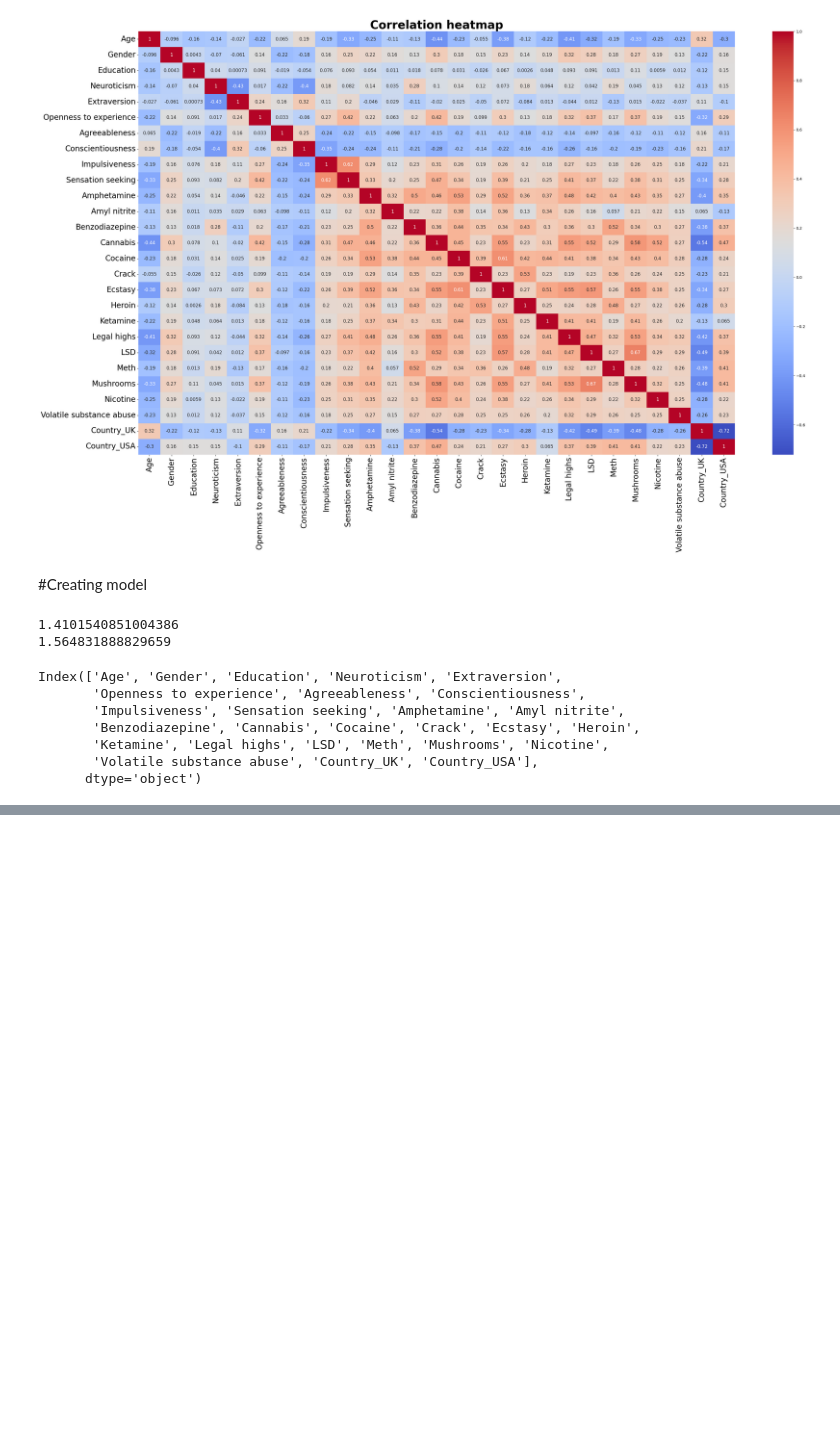
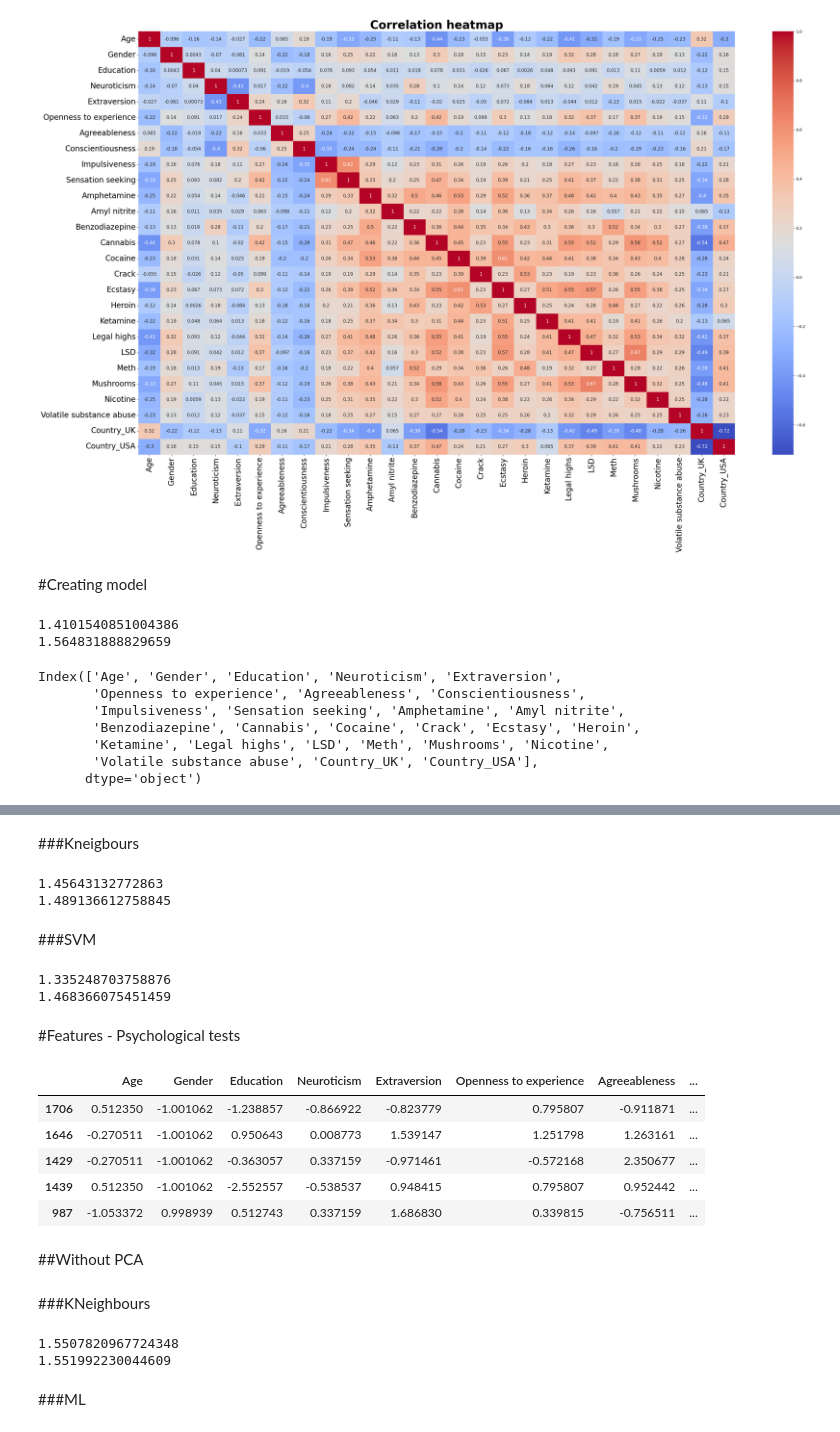
Before and after one commit to jadrzy/ProjectPythonForMachineLearning, a Jupyter notebook: notebooks/CreatingModel.ipynb, the cells around one changed output, grey strips where cells are left out. Saved outputs shown, nothing was run; the diff lists cells and outputs as text; code cells hidden in the pictures; blank space fills up the shorter version.

```diff
--- a/notebooks/CreatingModel.ipynb
+++ b/notebooks/CreatingModel.ipynb
@@ -108,0 +203,79 @@ print(rmse)
+# %% [markdown]
+###Kneigbours
+# %%
+from sklearn.neighbors import KNeighborsRegressor
+reg = KNeighborsRegressor(n_neighbors=25)
+reg.fit(X_train, y_train)
+y_pred_train = reg.predict(X_train)
+y_pred = reg.predict(X_valid)
+rmse = np.sqrt(np.mean((y_pred_train - y_train)**2))
+print(rmse)
+rmse = np.sqrt(np.mean((y_pred - y_valid)**2))
+print(rmse)
+# %% [output]
+1.45643132772863
+1.489136612758845
+# %% [markdown]
+###SVM
+# %%
+from sklearn.svm import SVR
+reg=SVR(kernel='rbf')
+reg.fit(X_train, y_train)
+y_pred_train = reg.predict(X_train)
+y_pred = reg.predict(X_valid)
+rmse = np.sqrt(np.mean((y_pred_train - y_train)**2))
+print(rmse)
+rmse = np.sqrt(np.mean((y_pred - y_valid)**2))
+print(rmse)
+# %% [output]
+1.335248703758876
+1.468366075451459
+# %% [markdown]
+#Features - Psychological tests
+# %%
+from sklearn.model_selection import train_test_split
+from sklearn.preprocessing import (
+MinMaxScaler,
+StandardScaler,
+)
+
+X2= selected_model_data.drop(['Cannabis','Cocaine', 'Crack', 'Ecstasy', 'Heroin',
+       'Ketamine', 'Legal highs', 'LSD', 'Meth', 'Mushrooms', 'Nicotine',
+       'Volatile substance abuse'], axis=1)
+y= selected_model_data['Cannabis']
+
+standard_scaler = StandardScaler().set_output(transform="pandas")
+X2_s = standard_scaler.fit_transform(X2)
+
+minmax_scaler = MinMaxScaler().set_output(transform="pandas")
+X2_n = minmax_scaler.fit_transform(X2)
+
+X_train, X_test, y_train, y_test= train_test_split(X2_s, y, test_size=0.4,random_state=1 )
+X_valid, X_test, y_valid, y_test= train_test_split(X_test, y_test, test_size=0.5,random_state=1 )
+X_train.head()
+# %% [output]
+|  | Age | Gender | Education | Neuroticism | Extraversion | Openness to experience | Agreeableness | ... |
+| 1706 | 0.512350 | -1.001062 | -1.238857 | -0.866922 | -0.823779 | 0.795807 | -0.911871 | ... |
+| 1646 | -0.270511 | -1.001062 | 0.950643 | 0.008773 | 1.539147 | 1.251798 | 1.263161 | ... |
+| 1429 | -0.270511 | -1.001062 | -0.363057 | 0.337159 | -0.971461 | -0.572168 | 2.350677 | ... |
+| 1439 | 0.512350 | -1.001062 | -2.552557 | -0.538537 | 0.948415 | 0.795807 | 0.952442 | ... |
+| 987 | -1.053372 | 0.998939 | 0.512743 | 0.337159 | 1.686830 | 0.339815 | -0.756511 | ... |
+# %% [markdown]
+##Without PCA
+# %% [markdown]
+###KNeighbours
+# %%
+from sklearn.neighbors import KNeighborsRegressor
+reg = KNeighborsRegressor(n_neighbors=37)
+reg.fit(X_train, y_train)
+y_pred_train = reg.predict(X_train)
+y_pred = reg.predict(X_valid)
+rmse = np.sqrt(np.mean((y_pred_train - y_train)**2))
+print(rmse)
+rmse = np.sqrt(np.mean((y_pred - y_valid)**2))
+print(rmse)
+# %% [output]
+1.5507820967724348
+1.551992230044609
+# %% [markdown]
+###ML
```
Also changed, not shown: parts of 25 cells of this notebook.
